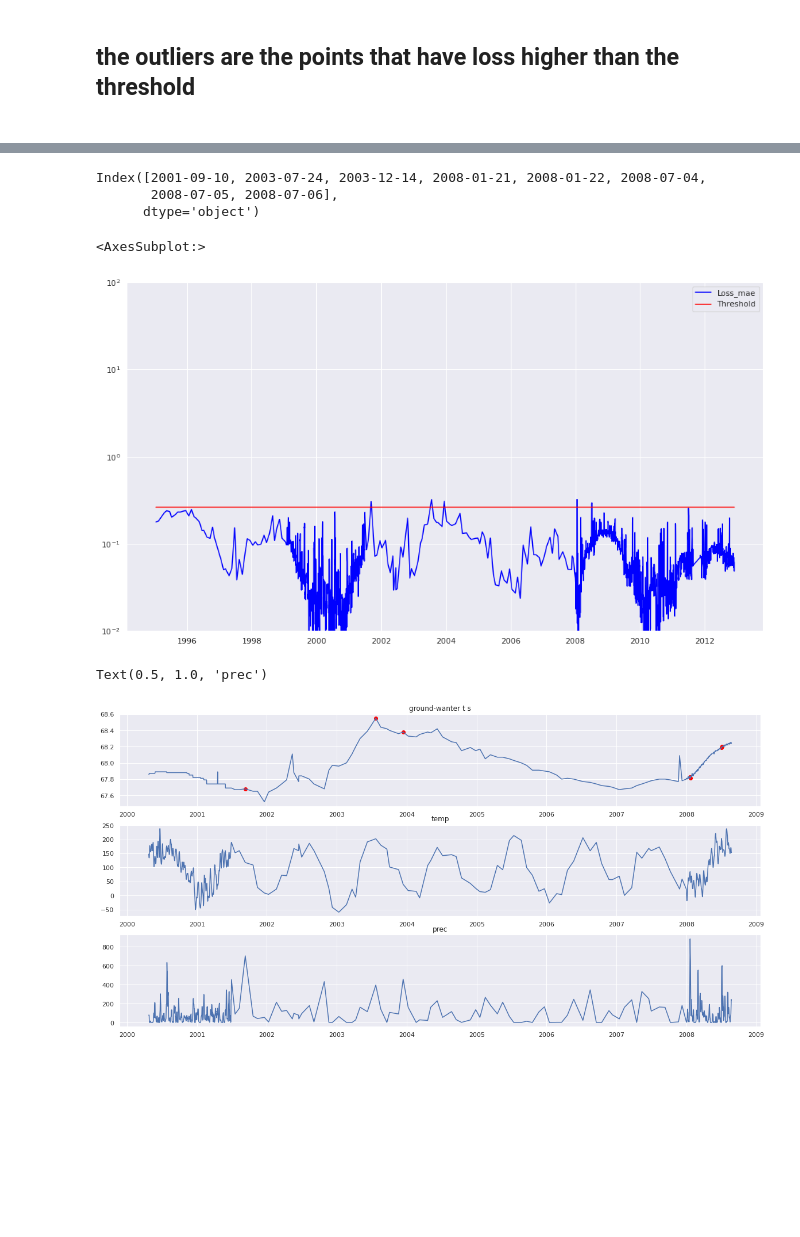
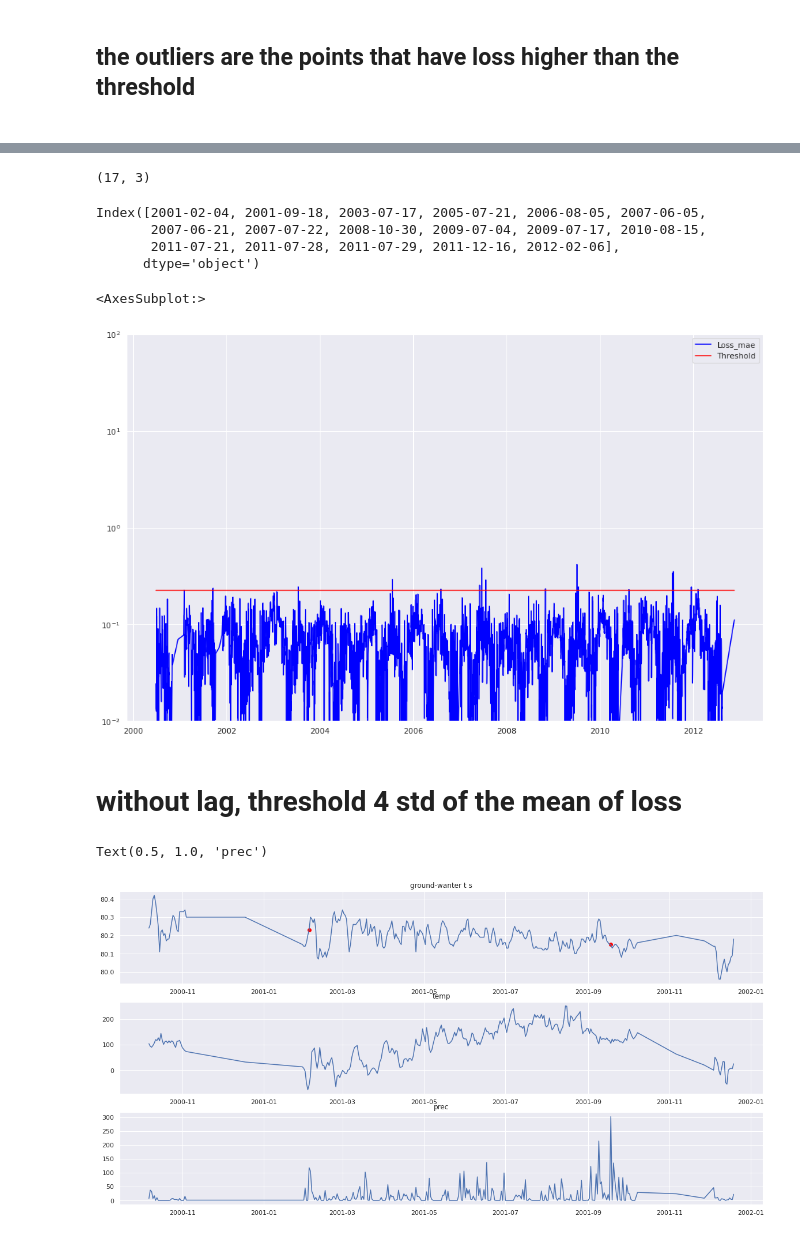
Before and after one commit to basem-AI/BGR_outlier_detection, a Jupyter notebook: outlier_detection_one_ts.ipynb, the cells around one changed output, grey strips where cells are left out. Drawn from its saved outputs; the diff is of its cells as text; code cells hidden in the pictures; blank space fills up the shorter version.

```diff
--- a/outlier_detection_one_ts.ipynb
+++ b/outlier_detection_one_ts.ipynb
@@ -114,2 +36,13 @@ cum_prec.head()
 # %%
 ###########################################################################################################
+# %%
+# import sample6
+grouped_t_s= pd.read_csv(f"dataset/modeling/sample6/ts.csv").set_index("proj_id")
+grouped_t_s.columns = convert_col_to_date(grouped_t_s.columns)
+ave_temp= pd.read_csv(f"dataset/modeling/sample6/temp.csv").set_index("proj_id")
+ave_temp.columns = convert_col_to_date(ave_temp.columns)
+cum_prec= pd.read_csv(f"dataset/modeling/sample6/prec.csv").set_index("proj_id")
+cum_prec.columns = convert_col_to_date(cum_prec.columns)
+print(grouped_t_s.shape)
+print(ave_temp.shape)
+print(cum_prec.shape)
@@ -129,7 +66,7 @@ def create_one_ts_df(row):
 # pick up one ts with its corresponding temp and prec, and plot them all
 # %%
 # apply the func
-ts1 = grouped_t_s.iloc[9]
+ts1 = grouped_t_s.iloc[3]
 print(f"ts length:{ts1[0]}, freq: {ts1[1]}")
 df = create_one_ts_df(ts1)
 print(df.shape)
@@ -303,23 +282,29 @@ scored[scored["Anomaly"]==True]
 # %%
+print(scored[scored["Anomaly"]==True].shape)
 anomaly = scored[scored["Anomaly"]==True].index
 anomaly
 # %% [output]
-Index([2001-09-10, 2003-07-24, 2003-12-14, 2008-01-21, 2008-01-22, 2008-07-04,
-       2008-07-05, 2008-07-06],
-      dtype='object')
+(17, 3)
+Index([2001-02-04, 2001-09-18, 2003-07-17, 2005-07-21, 2006-08-05, 2007-06-05,
+       2007-06-21, 2007-07-22, 2008-10-30, 2009-07-04, 2009-07-17, 2010-08-15,
+       2011-07-21, 2011-07-28, 2011-07-29, 2011-12-16, 2012-02-06],
+      dtype='object')
 # %%
 # plot bearing failure time plot
-scored.plot(logy=True,  figsize=(16,9), ylim=[1e-2,1e2], color=['blue','red'])
+scored.plot(logy=True,  figsize=(16,10), ylim=[1e-2,1e2], color=['blue','red'])
 # %% [output]
 <AxesSubplot:>
-[figure, old version]
+[figure, new version]
+# %% [markdown]
+# without lag, threshold 4 std of the mean of loss
 # %%
 # plot a t s with its predictors
 fig, axs = plt.subplots(3,1, figsize=(20,10))
 #fig.suptitle('Vertically stacked subplots')
-a,b = 500,1250
+a,b = 100,400
+#a,b = 220,320
 axs[0].plot(df["ts"][a:b])
-axs[0].scatter(anomaly[:], df["ts"][anomaly][:], color="red")
+axs[0].scatter(anomaly[:2], df["ts"][anomaly][:2], color="red")
 axs[0].set_title('ground-wanter t s')
 axs[1].plot(df["temp"][a:b])
 axs[1].set_title('temp')
@@ -327,4 +312,4 @@ axs[2].plot(df["prec"][a:b])
 axs[2].set_title('prec')
 # %% [output]
 Text(0.5, 1.0, 'prec')
-[figure, old version]
+[figure, new version]
```
Also changed, not shown: parts of 17 cells of this notebook, 4 other files.
